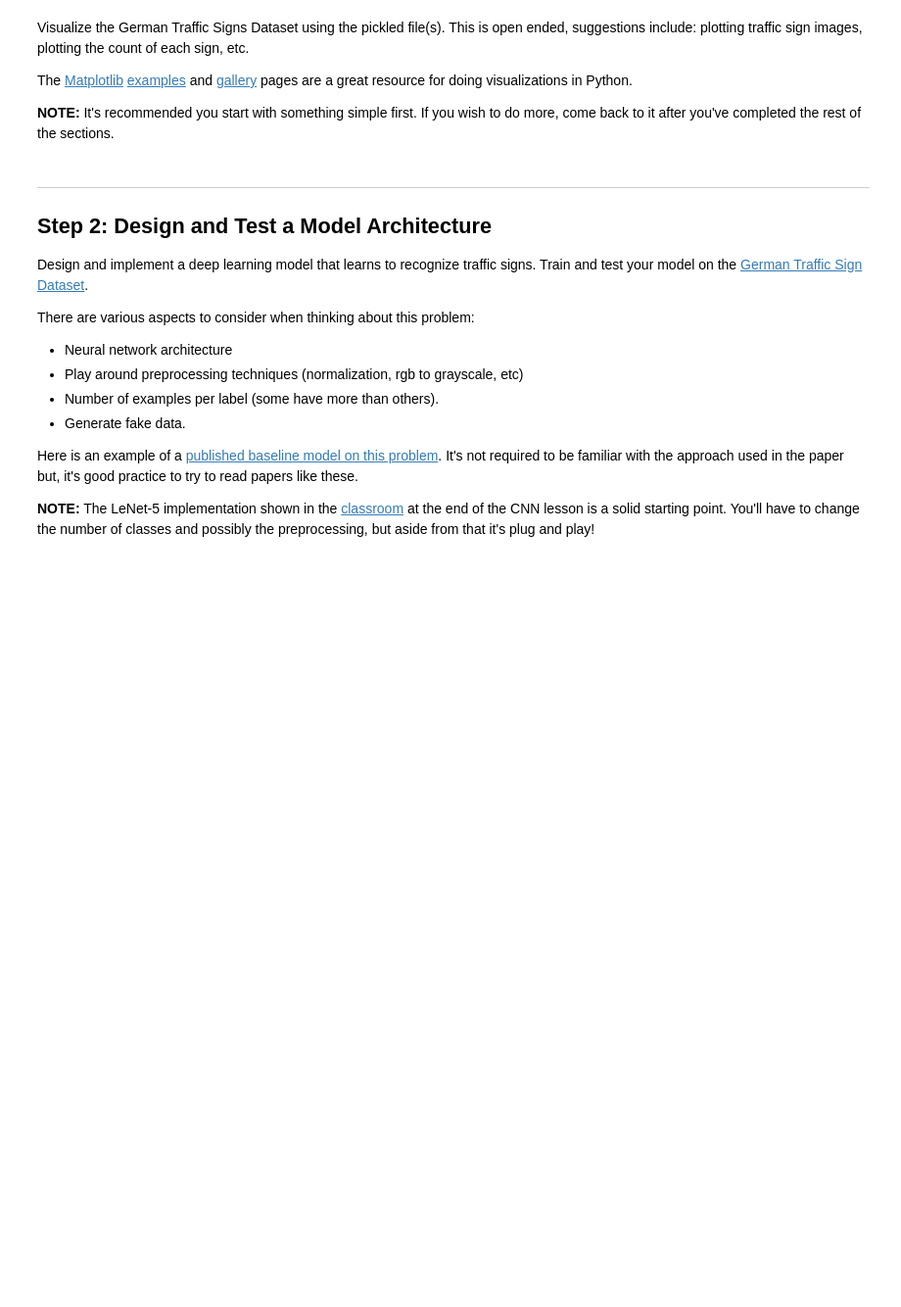
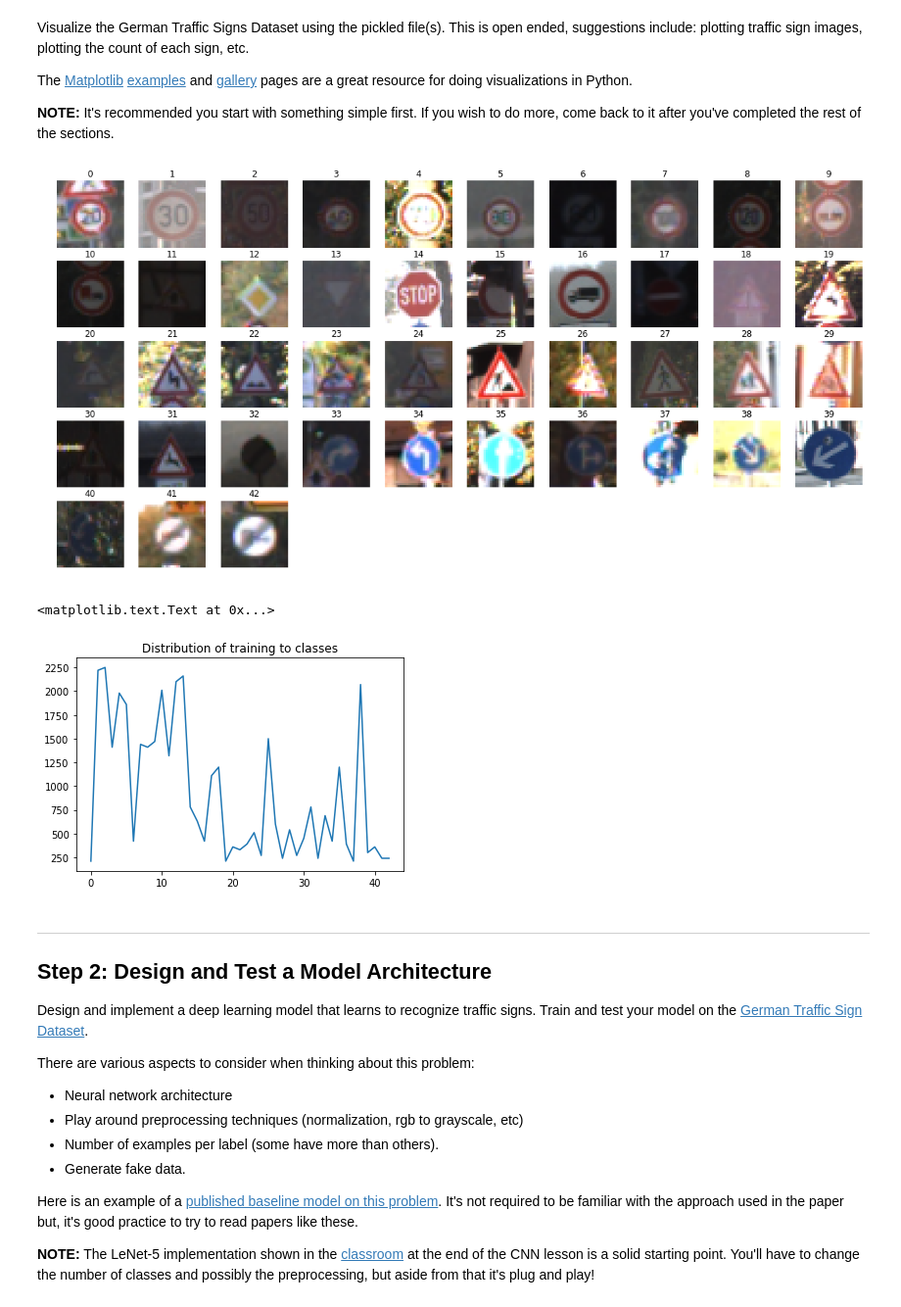
Before and after one commit to emadmasoud/Traffic-Sign-Classifier---Self-Driving-Car, a Jupyter notebook: Traffic_Sign_Classifier.ipynb, the cells around one changed output. Shown at 98% size. Saved outputs shown, nothing was run; the diff lists cells and outputs as text; code cells hidden in the pictures; blank space fills up the shorter version.

Commit message:
[Traffic-Sign-Classifier] - Answer : Step 1: Dataset Summary - Showing sample images (work in progress..).

```diff
--- a/Traffic_Sign_Classifier.ipynb
+++ b/Traffic_Sign_Classifier.ipynb
@@ -72,9 +72,34 @@ The [Matplotlib](http://matplotlib.org/) [examples](http://matplotlib.org/exampl
 # %%
 ### Data exploration visualization goes here.
 ### Feel free to use as many code cells as needed.
 import matplotlib.pyplot as plt
+
 # Visualizations will be shown in the notebook.
 %matplotlib inline
+
+fig = plt.figure(figsize=(20, 20))
+
+# Render one image from each of the classes
+for i, val in enumerate(uniqueindices):
+    fig.add_subplot(10, 10, i+1)
+    plt.imshow(X_train[val])
+    plt.axis('off')
+    plt.title(str(y_train[val]))
+
+plt.show()
+
+# Print the distribution of the training data
+count = []
+for i in labels:
+    count.append(np.sum(y_train == i))
+
+plt.figure()
+plt.plot(count)
+plt.title('Distribution of training to classes')
+# %% [output]
+[figure, added]
+<matplotlib.text.Text at 0x...>
+[figure, added]
 # %% [markdown]
 ----
 
```
